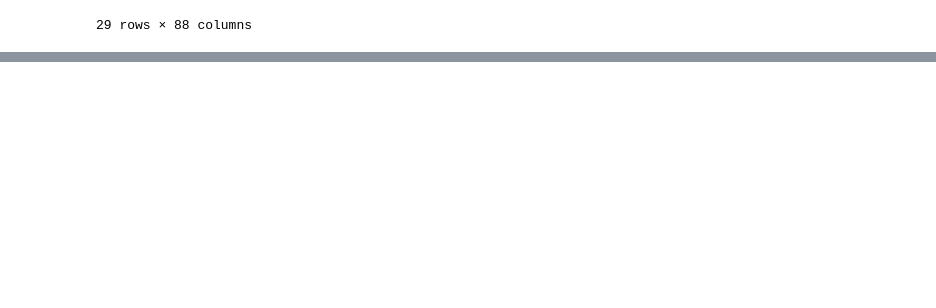
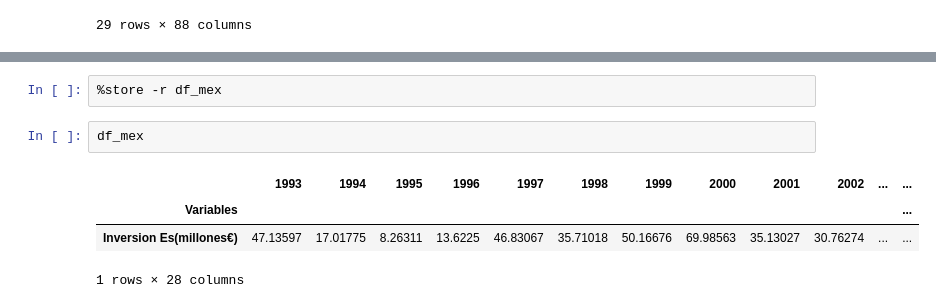
Before and after one commit to Afri-cola/Kschool-TFM, a Jupyter notebook: Inversion ES.ipynb, the cells around one changed output, grey strips where cells are left out. Drawn from its saved outputs; the diff is of its cells as text; blank space fills up the shorter version.

```diff
--- a/Inversion ES.ipynb
+++ b/Inversion ES.ipynb
@@ -47,0 +94,9 @@ df.drop(['variables'], axis=0)
+# %%
+%store -r df_mex
+# %%
+df_mex
+# %% [output]
+|  | 1993 | 1994 | 1995 | 1996 | 1997 | 1998 | 1999 | 2000 | 2001 | 2002 | ... | ... |
+| Variables |  |  |  |  |  |  |  |  |  |  |  | ... |
+| Inversion Es(millones€) | 47.13597 | 17.01775 | 8.26311 | 13.6225 | 46.83067 | 35.71018 | 50.16676 | 69.98563 | 35.13027 | 30.76274 | ... | ... |
+1 rows × 28 columns
```
Also changed, not shown: parts of 17 cells of this notebook.
